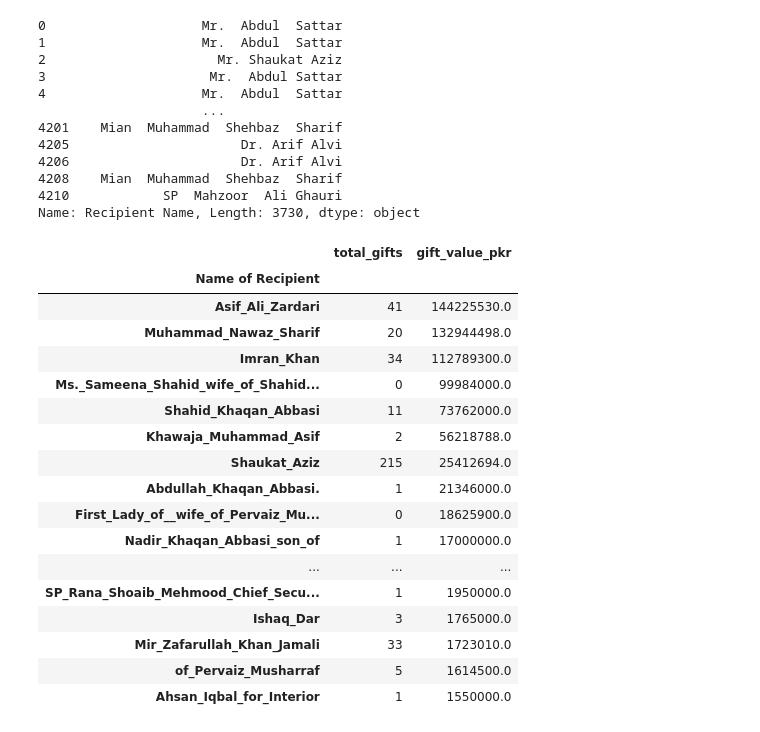
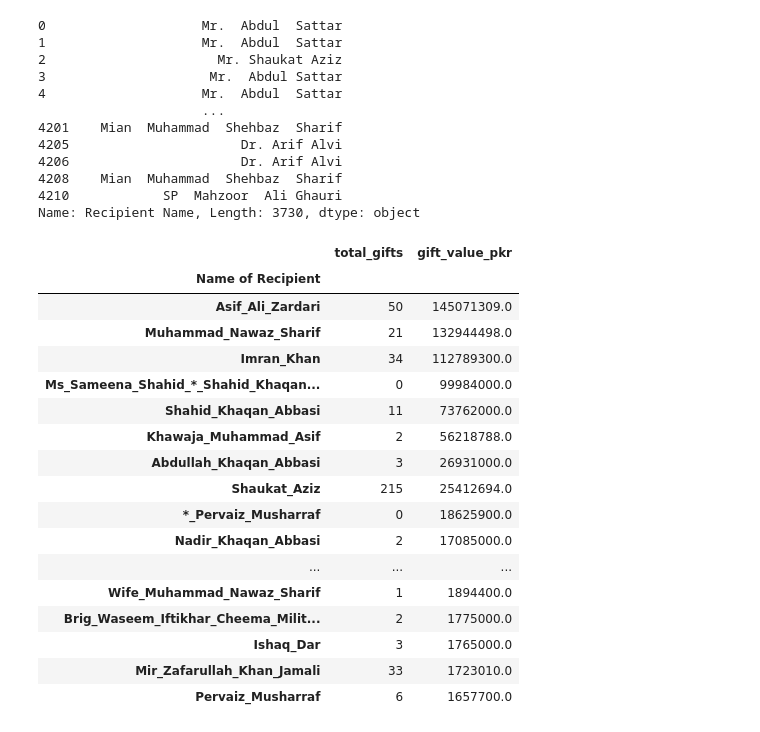
Before and after one commit to muhammad-ahsan/data-analyses, a Jupyter notebook: Pakistan Toshakhana.ipynb, the cells around one changed output. Drawn from its saved outputs; the diff is of its cells as text; code cells hidden in the pictures.

```diff
--- a/Pakistan Toshakhana.ipynb
+++ b/Pakistan Toshakhana.ipynb
@@ -31,6 +31,8 @@ df.tail()
 df['Detail of Gifts'] = df['Detail of Gifts'].str.replace('\n',' ')
 df['Name of Recipient'] = df['Name of Recipient'].str.replace('\n',',')
 df['Name of Recipient'] = df['Name of Recipient'].str.replace('Parvez','Pervez')
+df['Name of Recipient'] = df['Name of Recipient'].str.replace('Wife of ','')
+df['Name of Recipient'] = df['Name of Recipient'].str.replace(' wife of ','')
 df[['Recipient Name', 'Office']] = df['Name of Recipient'].str.split(',', 1, expand=True)
 df['Retained'] = df['Retained'].str.replace('\n',' ')
 df['Remarks'] = df['Remarks'].str.replace('\n',' ')
@@ -103,62 +105,68 @@ retained_df["Recipient Name"]
 4210            SP  Mahzoor  Ali Ghauri
 Name: Recipient Name, Length: 3730, dtype: object
 # %%
-
 name_df= pd.DataFrame(retained_df[["Name of Recipient",'Item Category', 'Assessed Value' ]].copy())
 
 # Clean up of names
 
 name_df['Name of Recipient'] = name_df['Name of Recipient'].str.replace(',',' ') \
+.str.replace('.',' ') \
                                                            .str.strip(' ') \
                                                            .str.replace('Mr. ','') \
+                                                           .str.replace(' of ','') \
                                                            .str.replace('Minster','') \
+.str.replace(' Lady ','') \
+.str.replace('First','') \
+                                                           .str.replace(' son ','') \
+                                                           .str.replace(' wife ',' *') \
                                                            .str.replace('Gen ','') \
                                                            .str.replace('Foreign','') \
                                                            .str.replace('of Pakistan','') \
                                                            .str.replace('Pakistan','') \
                                                            .str.replace('President','') \
                                                            .str.replace('Prime','') \
                                                            .str.replace('Minister','') \
                                                            .str.replace('Senator','') \
                                                            .str.replace('Secretary to the','') \
-                                                           .str.replace('Wife of ','') \
-                                                           .str.replace('Wife of','') \
                                                            .str.replace('First Lady','') \
                                                            .str.replace('Begum ','') \
-                                                           .str.replace(' son of','') \
                                                            .str.replace('Secretary to the','') \
                                                            .str.replace('Finance','') \
                                                            .str.replace('General ','') \
                                                            .str.strip(' ') \
+                                                            .str.replace('First Lady of','') \
                                                            .str.replace(' ','_') \
-.str.replace('___','_') \
-.str.replace('__','_') \
+                                                           .str.replace('____','_') \
+                                                            .str.replace('___','_') \
+                                                            .str.replace('__','_') \
+.str.replace('Ms_Sammena_Shahid_','') \
+
+
 
 
 
 
 
 
 result = pd.DataFrame(name_df.groupby("Name of Recipient").agg(total_gifts=('Item Category', 'count'), gift_value_pkr=('Assessed Value', 'sum')))
 # plot = result.plot.barh()
-result.head(500)
 result.sort_values(['gift_value_pkr', 'total_gifts'],ascending = [False, False]).head(50)
 # %% [output]
 |  | total_gifts | gift_value_pkr |
 | Name of Recipient |  |  |
-| Asif_Ali_Zardari | 41 | 144225530.0 |
-| Muhammad_Nawaz_Sharif | 20 | 132944498.0 |
+| Asif_Ali_Zardari | 50 | 145071309.0 |
+| Muhammad_Nawaz_Sharif | 21 | 132944498.0 |
 | Imran_Khan | 34 | 112789300.0 |
-| Ms._Sameena_Shahid_wife_of_Shahid... | 0 | 99984000.0 |
+| Ms_Sameena_Shahid_*_Shahid_Khaqan... | 0 | 99984000.0 |
 | Shahid_Khaqan_Abbasi | 11 | 73762000.0 |
 | Khawaja_Muhammad_Asif | 2 | 56218788.0 |
+| Abdullah_Khaqan_Abbasi | 3 | 26931000.0 |
 | Shaukat_Aziz | 215 | 25412694.0 |
-| Abdullah_Khaqan_Abbasi. | 1 | 21346000.0 |
-| First_Lady_of__wife_of_Pervaiz_Mu... | 0 | 18625900.0 |
-| Nadir_Khaqan_Abbasi_son_of | 1 | 17000000.0 |
+| *_Pervaiz_Musharraf | 0 | 18625900.0 |
+| Nadir_Khaqan_Abbasi | 2 | 17085000.0 |
 | ... | ... | ... |
-| SP_Rana_Shoaib_Mehmood_Chief_Secu... | 1 | 1950000.0 |
+| Wife_Muhammad_Nawaz_Sharif | 1 | 1894400.0 |
+| Brig_Waseem_Iftikhar_Cheema_Milit... | 2 | 1775000.0 |
 | Ishaq_Dar | 3 | 1765000.0 |
 | Mir_Zafarullah_Khan_Jamali | 33 | 1723010.0 |
-| of_Pervaiz_Musharraf | 5 | 1614500.0 |
-| Ahsan_Iqbal_for_Interior | 1 | 1550000.0 |
+| Pervaiz_Musharraf | 6 | 1657700.0 |
```
Also changed, not shown: parts of 1 cell of this notebook.
